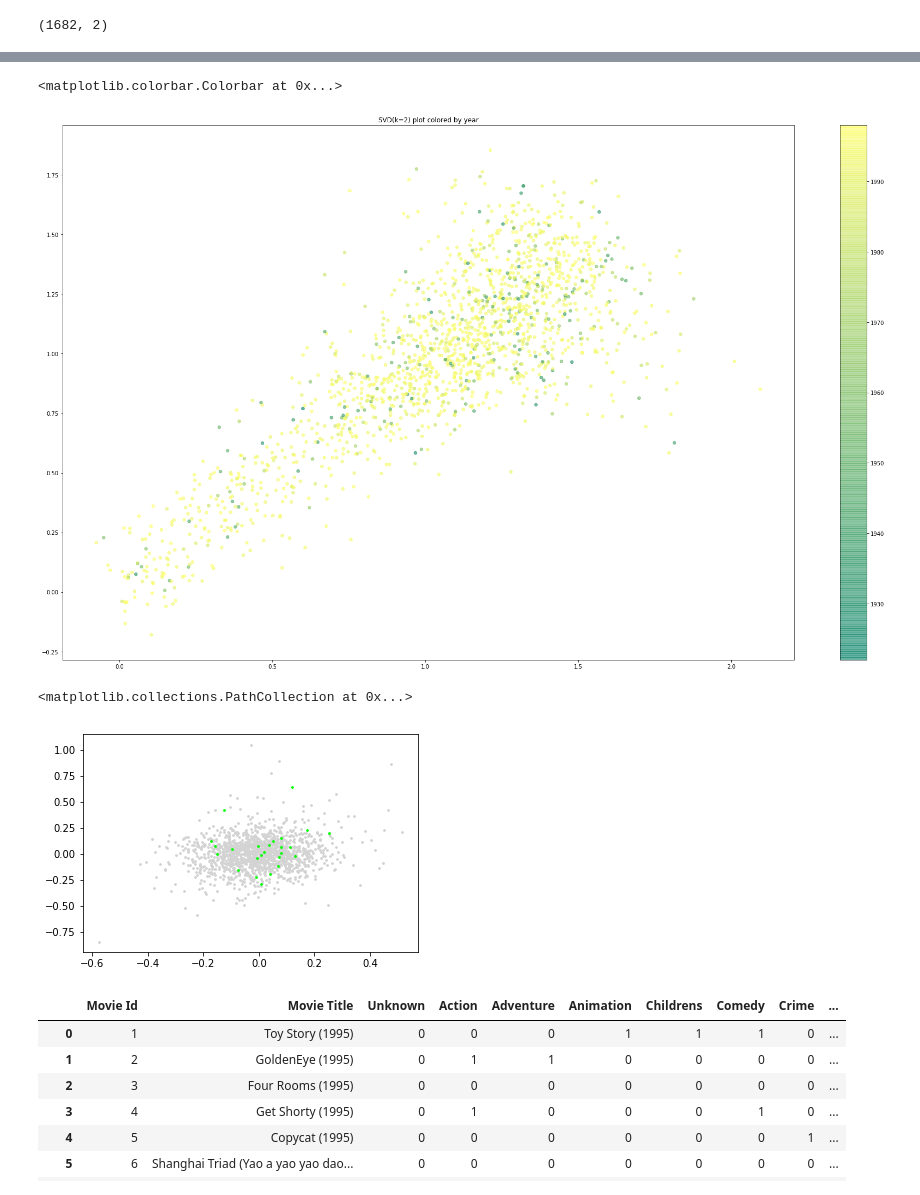
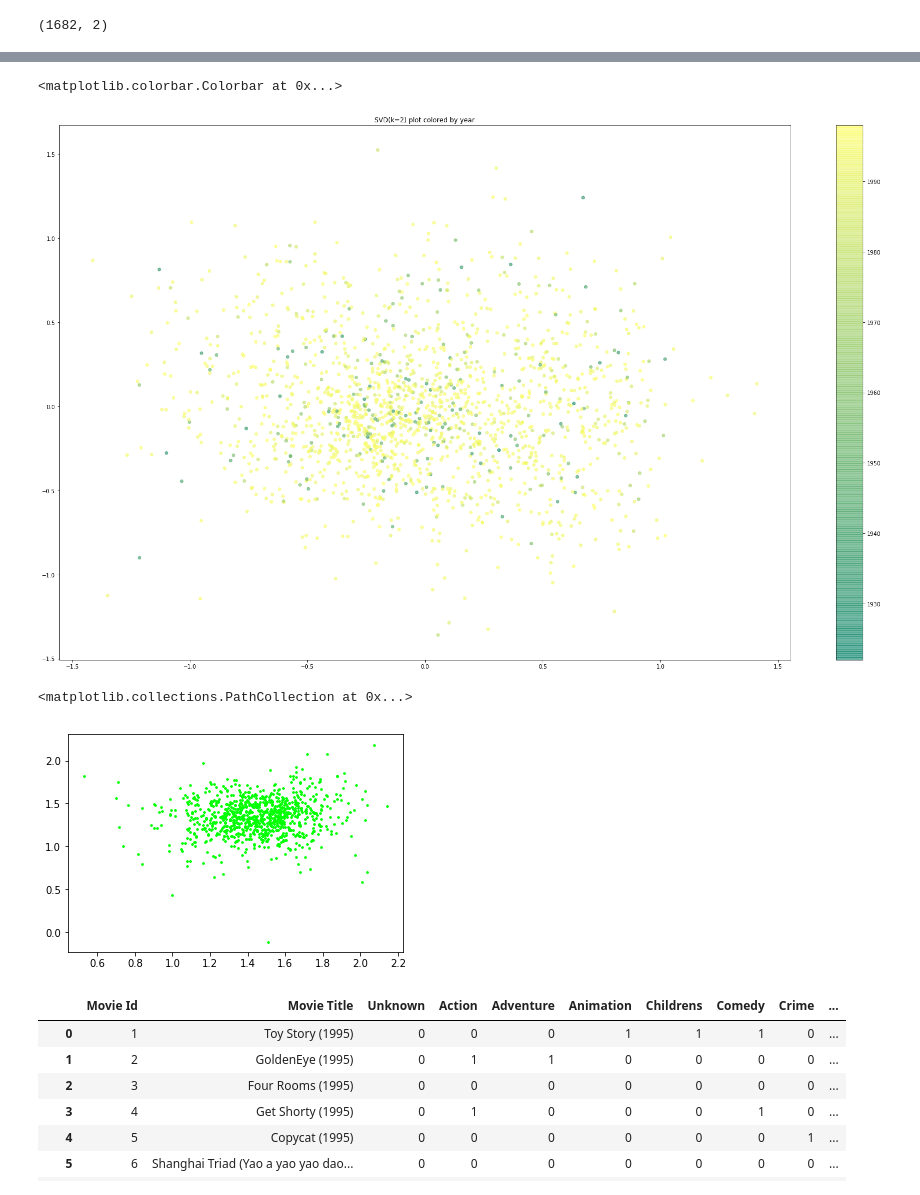
Before and after one commit to olakalisz/cs155-projects, a Jupyter notebook: project2/src/svd_vis.ipynb, the cells around one changed output, grey strips where cells are left out. Saved outputs shown, nothing was run; the diff lists cells and outputs as text; code cells hidden in the pictures.

Commit message:
More visualization code

```diff
--- a/project2/src/svd_vis.ipynb
+++ b/project2/src/svd_vis.ipynb
@@ -16,8 +16,8 @@ data = Dataset.load_builtin('ml-100k')
 # %%
 ts = data.build_full_trainset()
 # %%
-svd = SVD(n_factors=2, biased=False)
-# svd = SVD(n_factors=2)
+svd = SVD(n_factors=2, biased=False, n_epochs=100)
+# svd = SVD(n_factors=2, n_epochs=100)
 # svd = SVDpp(n_factors=2)
 # %%
 svd.fit(ts)
@@ -107,15 +109,15 @@ plt.title("SVD(k=2) plot colored by year")
 plt.colorbar()
 # %% [output]
 <matplotlib.colorbar.Colorbar at 0x...>
-[figure, old version]
+[figure, new version]
 # %%
-plt.scatter(*svd.qi[other_idx].T, c='lightgray', s=3)
+# plt.scatter(*svd.qi[other_idx].T, c='lightgray', s=3)
 # plt.scatter(*svd.qi[action_idx].T, c='blue', s=3)
 # plt.scatter(*svd.qi[romance_idx].T, c='red', s=3)
-plt.scatter(*svd.qi[target_idx].T, c='lime', s=3)
+plt.scatter(*svd.pu.T, c='lime', s=3)
 # %% [output]
 <matplotlib.collections.PathCollection at 0x...>
-[figure, old version]
+[figure, new version]
 # %%
 movies
 # %% [output]
```
Also changed, not shown: parts of 15 cells of this notebook, 2 other files.
